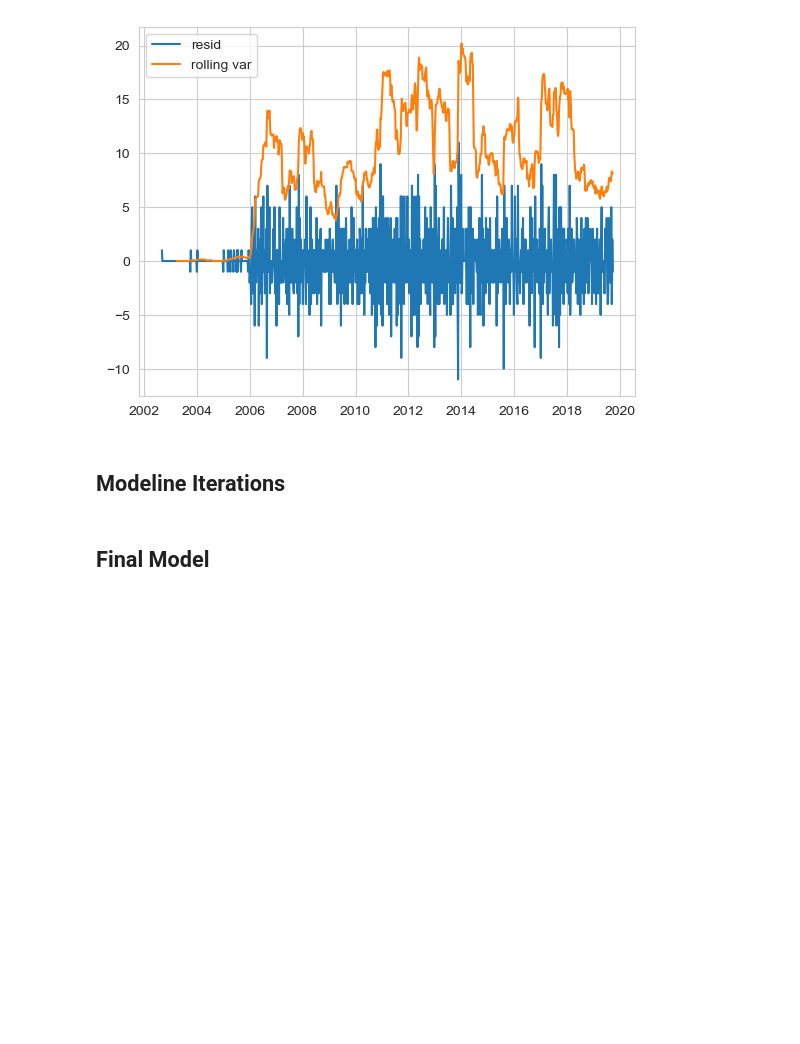
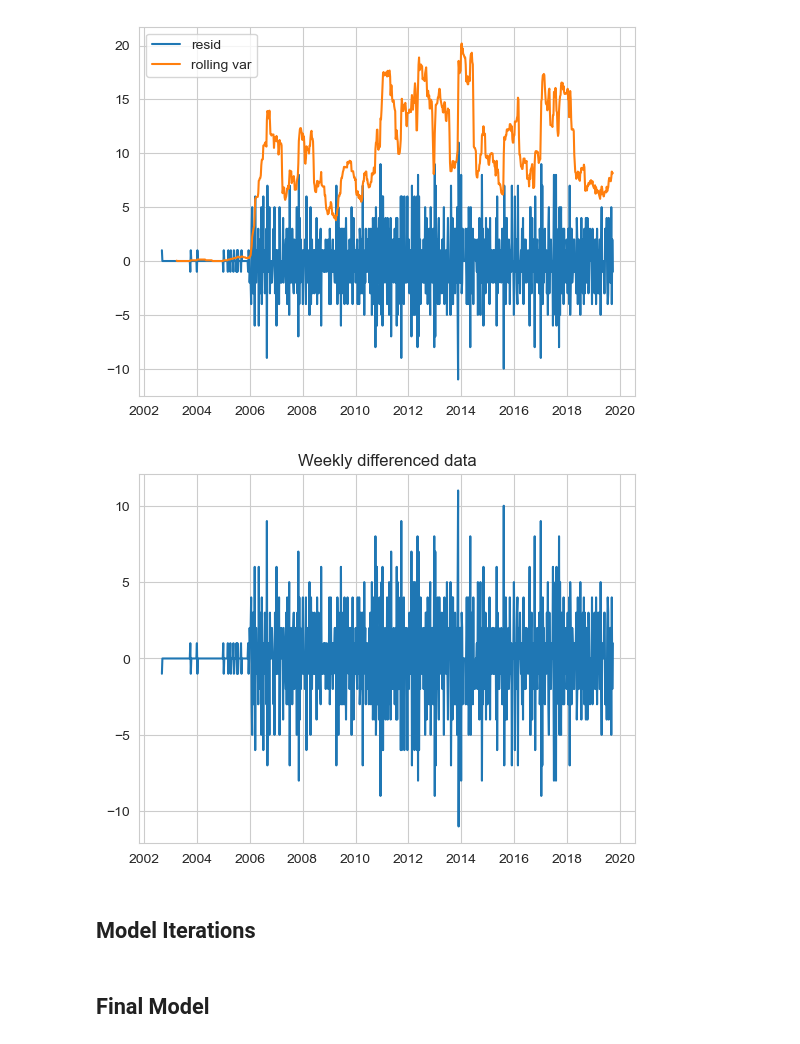
Before and after one commit to scarlettvalentin/nypd_crime, a Jupyter notebook: notebook.ipynb, the cells around one changed output. Drawn from its saved outputs; the diff is of its cells as text; code cells hidden in the pictures; blank space fills up the shorter version.

```diff
--- a/notebook.ipynb
+++ b/notebook.ipynb
@@ -561,0 +593,3 @@ memory usage: 1.4+ MB
+# %%
+# Remove any entries before year 2006
+data_sample_weekly = data_sample_weekly[data_sample_weekly.index.year>=2006]
@@ -684,8 +750,15 @@ ax.plot(residuals.index, residuals.rolling(30).var(), label='rolling var')
 ax.legend();
 # %% [output]
 [figure]
+# %%
+# Visualize differenced data
+fig, ax = plt.subplots()
+ax.plot(train.diff())
+ax.set_title('Weekly differenced data');
+# %% [output]
+[figure, added]
 # %% [markdown]
-## Modeline Iterations
+## Model Iterations
 # %% [markdown]
 ## Final Model
 # %% [markdown]
```
Also changed, not shown: parts of 7 cells of this notebook.
